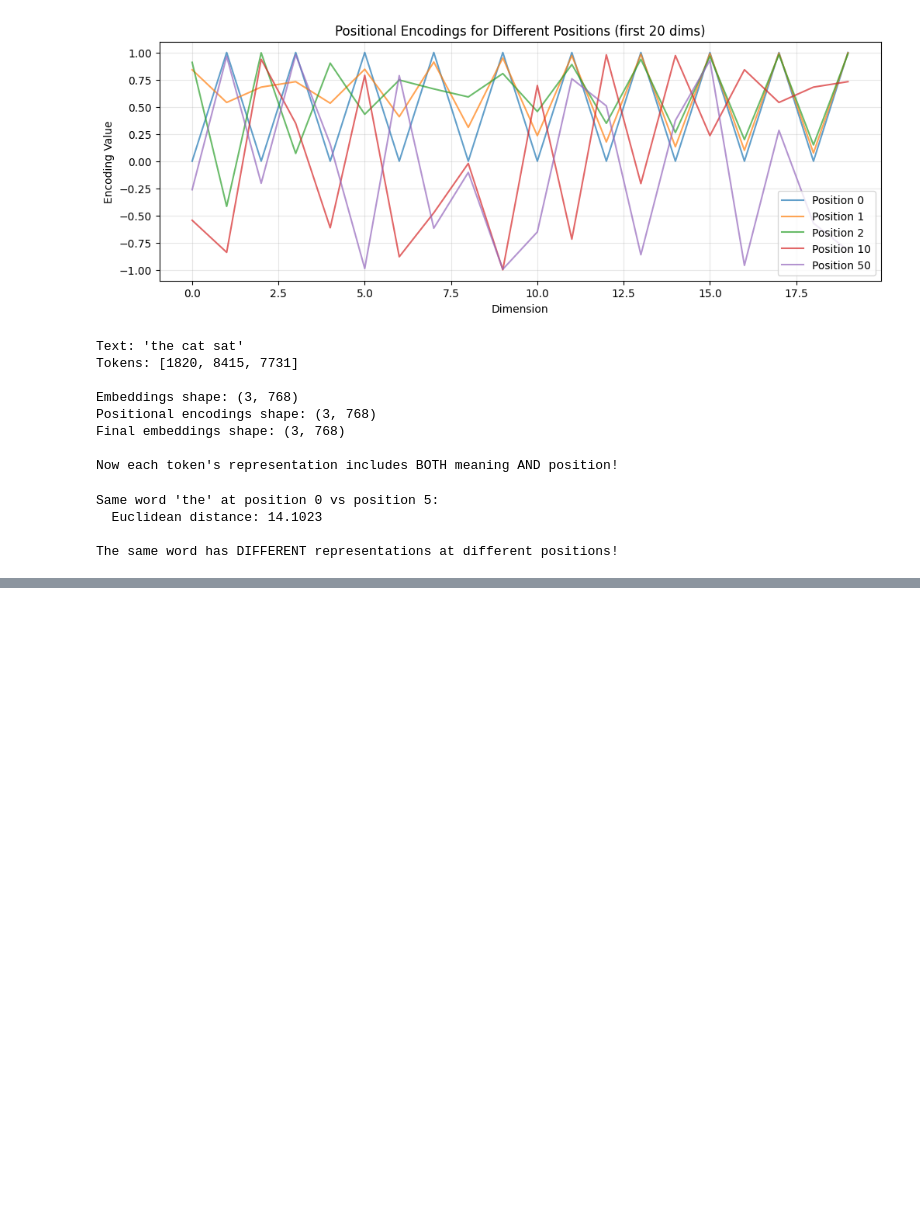
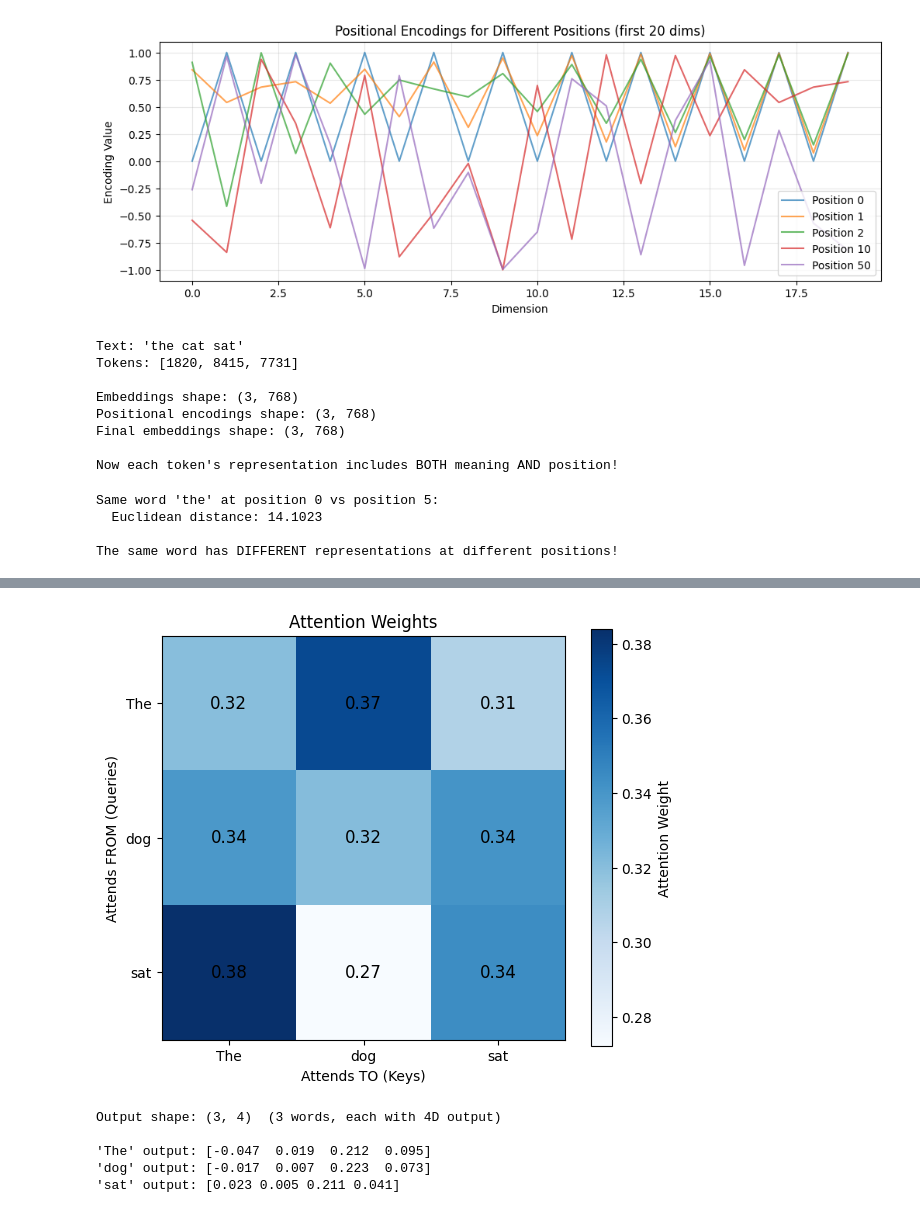
Before and after one commit to Aaidt/ML, a Jupyter notebook: transformers/from_text_to_attention.ipynb, the cells around one changed output, grey strips where cells are left out. Cells and saved outputs as stored; diff of their text form; code cells hidden in the pictures; blank space fills up the shorter version.

Commit message:
implemented self attention

```diff
--- a/transformers/from_text_to_attention.ipynb
+++ b/transformers/from_text_to_attention.ipynb
@@ -309,0 +385,15 @@ The same word has DIFFERENT representations at different positions!
+# %%
+scores = Q @ K.T
+print("Raw attention scores: ")
+print(f"Shape: {scores.shape}  (3 queries × 3 keys)\n")
+
+print("       ", end="")
+for word in sentence:
+    print(f"{word:>8}", end="")
+print()
+
+for i, word in enumerate(sentence):
+    print(f"{word:>8}", end="")
+    for j in range(len(sentence)):
+        print(f"{scores[i, j]:>8.3f}", end="")
+    print()
@@ -309,0 +408,5 @@ The same word has DIFFERENT representations at different positions!
+# %%
+scaled_score = scores / np.sqrt(d_k)
+print(f"Scaled by √{d_k} = {np.sqrt(d_k):.2f}")
+print("\nScaled attention scores:")
+print(scaled_score.round(3))
@@ -309,0 +453,40 @@ The same word has DIFFERENT representations at different positions!
+# %%
+# Visualize the attention pattern
+import matplotlib.pyplot as plt
+
+plt.figure(figsize=(6, 5))
+plt.imshow(attention_weights, cmap='Blues')
+plt.colorbar(label='Attention Weight')
+
+plt.xticks(range(len(sentence)), sentence)
+plt.yticks(range(len(sentence)), sentence)
+plt.xlabel('Attends TO (Keys)')
+plt.ylabel('Attends FROM (Queries)')
+plt.title('Attention Weights')
+
+# Add values in cells
+for i in range(len(sentence)):
+    for j in range(len(sentence)):
+        plt.text(j, i, f'{attention_weights[i,j]:.2f}',
+                ha='center', va='center', fontsize=12)
+
+plt.tight_layout()
+plt.show()
+# %% [output]
+[figure, added]
+# %%
+# Output = attention_weights @ V
+# Each word's output is a weighted sum of all Value vectors
+
+output = attention_weights @ V  # (3, 3) @ (3, 4) = (3, 4)
+
+print(f"Output shape: {output.shape}  (3 words, each with {d_v}D output)\n")
+
+for i, word in enumerate(sentence):
+    print(f"'{word}' output: {output[i].round(3)}")
+# %% [output]
+Output shape: (3, 4)  (3 words, each with 4D output)
+
+'The' output: [-0.047  0.019  0.212  0.095]
+'dog' output: [-0.017  0.007  0.223  0.073]
+'sat' output: [0.023 0.005 0.211 0.041]
```
Also changed, not shown: parts of 13 cells of this notebook.
